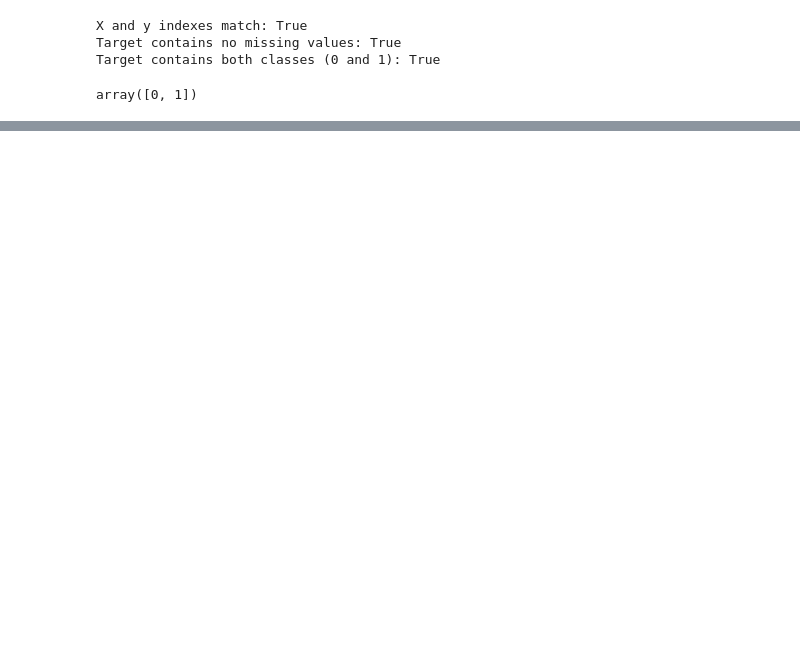
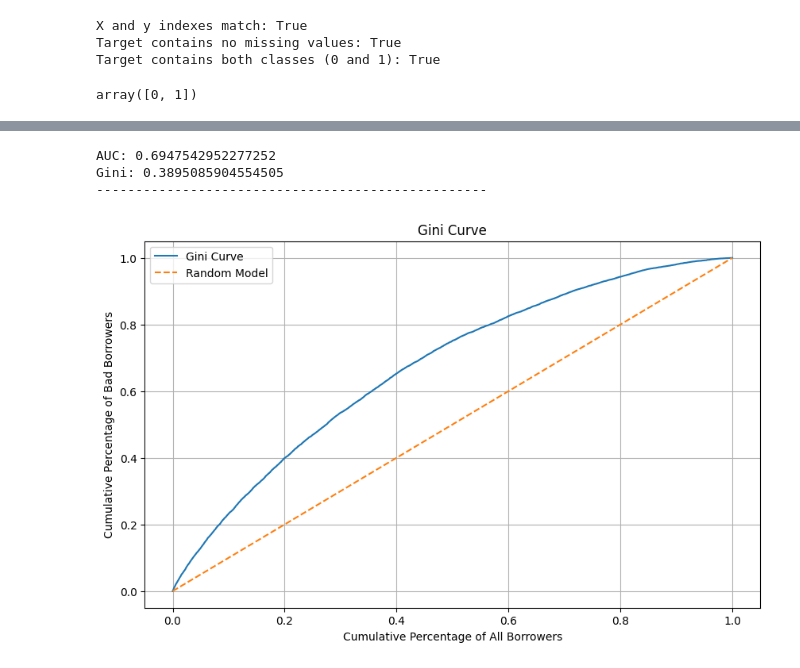
Before and after one commit to aminmirhaj/credit-risk-modeling, a Jupyter notebook: notebooks/00_initial_full_version.ipynb, the cells around one changed output, grey strips where cells are left out. Cells and saved outputs as stored; diff of their text form; code cells hidden in the pictures; blank space fills up the shorter version.

```diff
--- a/notebooks/00_initial_full_version.ipynb
+++ b/notebooks/00_initial_full_version.ipynb
@@ -2450,0 +2821,7 @@ df_actual_predicted_probs.sample(5, random_state=42)
+# %%
+df_actual_predicted_probs = df_actual_predicted_probs.sort_values(
+    by='predicted_probability_good_(pNonDefault_1)',
+    ascending=True
+).reset_index(drop=True)
+
+df_actual_predicted_probs.sample(5, random_state=42)
@@ -2450,0 +2880,55 @@ df_actual_predicted_probs.sample(5, random_state=42)
+# %%
+# --------------------------------------------------
+# Calculate Gini
+# --------------------------------------------------
+
+y_test_bad = (
+    1 - df_actual_predicted_probs['actual_good_bad']
+)
+
+y_test_bad_proba = (
+    df_actual_predicted_probs['predicted_probability_bad_(pDefault_0)']
+)
+
+auc = roc_auc_score(
+    y_test_bad,
+    y_test_bad_proba
+)
+
+gini = 2 * auc - 1
+
+print('AUC:', auc)
+print('Gini:', gini)
+print("-" * 50)
+
+# --------------------------------------------------
+# Plot Gini curve
+# --------------------------------------------------
+
+plt.figure(figsize=(10, 6))
+
+plt.plot(
+    df_actual_predicted_probs['cum_total_pct'],
+    df_actual_predicted_probs['cum_bad_pct'],
+    label='Gini Curve'
+)
+
+plt.plot(
+    [0, 1],
+    [0, 1],
+    linestyle='--',
+    label='Random Model'
+)
+
+plt.xlabel('Cumulative Percentage of All Borrowers')
+plt.ylabel('Cumulative Percentage of Bad Borrowers')
+
+plt.title('Gini Curve')
+plt.legend()
+plt.grid(True)
+plt.show()
+# %% [output]
+AUC: 0.6947542952277252
+Gini: 0.3895085904554505
+--------------------------------------------------
+[figure, added]
```
Also changed, not shown: parts of 38 cells of this notebook.
